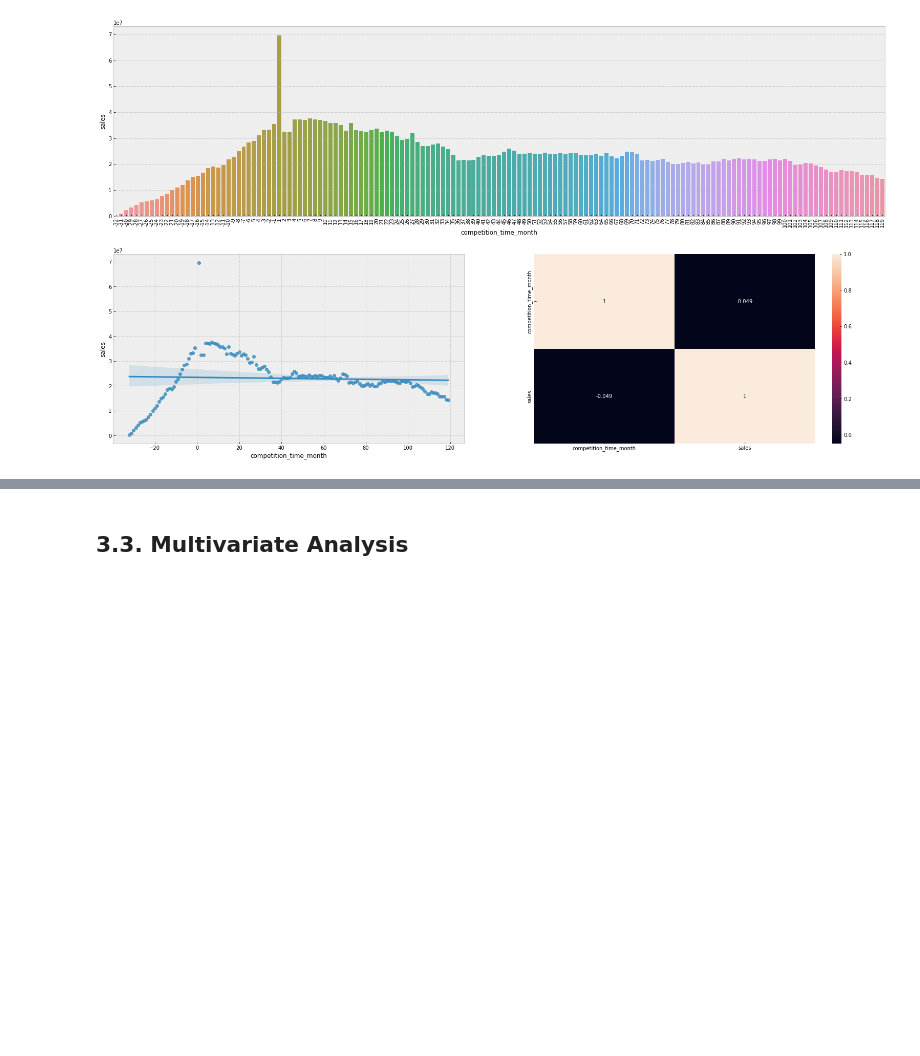
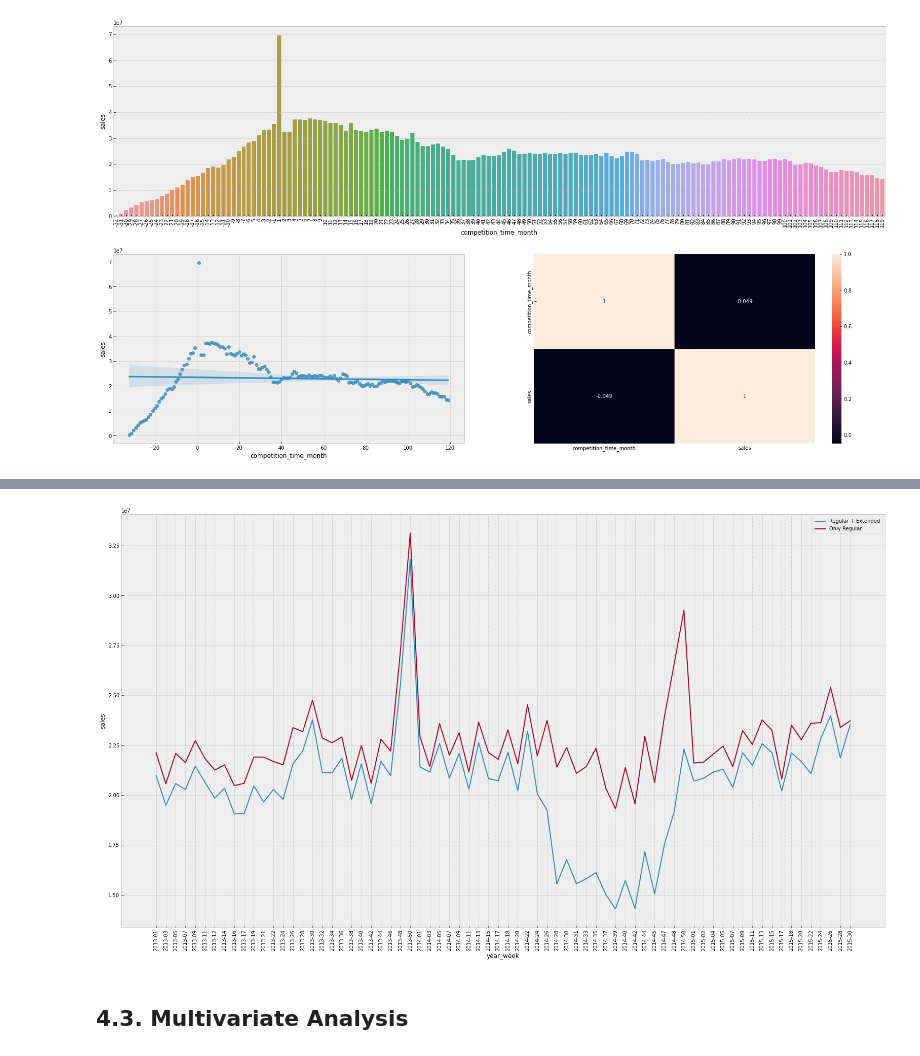
Before and after one commit to gdelimacarvalho/rossmann_store_sales_project, a Jupyter notebook: rossmann_store_sales_project.ipynb, the cells around one changed output, grey strips where cells are left out. Cells and saved outputs as stored; diff of their text form; code cells hidden in the pictures; blank space fills up the shorter version.

Commit message:
up to H6 bivariate analysis

```diff
--- a/rossmann_store_sales_project.ipynb
+++ b/rossmann_store_sales_project.ipynb
@@ -549,2 +591,15 @@ sns.heatmap(aux2.corr(method='pearson'), annot=True);
+# %%
+aux1 = df4[(df4['promo'] == 1) & (df4['promo2'] == 1)]
+aux1 = pd.pivot_table(aux1, values='sales', index='year_week', aggfunc='sum').reset_index()
+sns.lineplot(x=aux1['year_week'], y=aux1['sales']);
+
+aux2 = df4[(df4['promo'] == 1) & (df4['promo2'] == 0)]
+aux2 = pd.pivot_table(aux2, values='sales', index='year_week', aggfunc='sum').reset_index()
+sns.lineplot(x=aux2['year_week'], y=aux2['sales']);
+
+plt.xticks(rotation=90);
+plt.legend(['Regular + Extended', 'Only Regular']);
+# %% [output]
+[figure, added]
 # %% [markdown]
-## 3.3. Multivariate Analysis
+## 4.3. Multivariate Analysis
```
Also changed, not shown: parts of 14 cells of this notebook.
